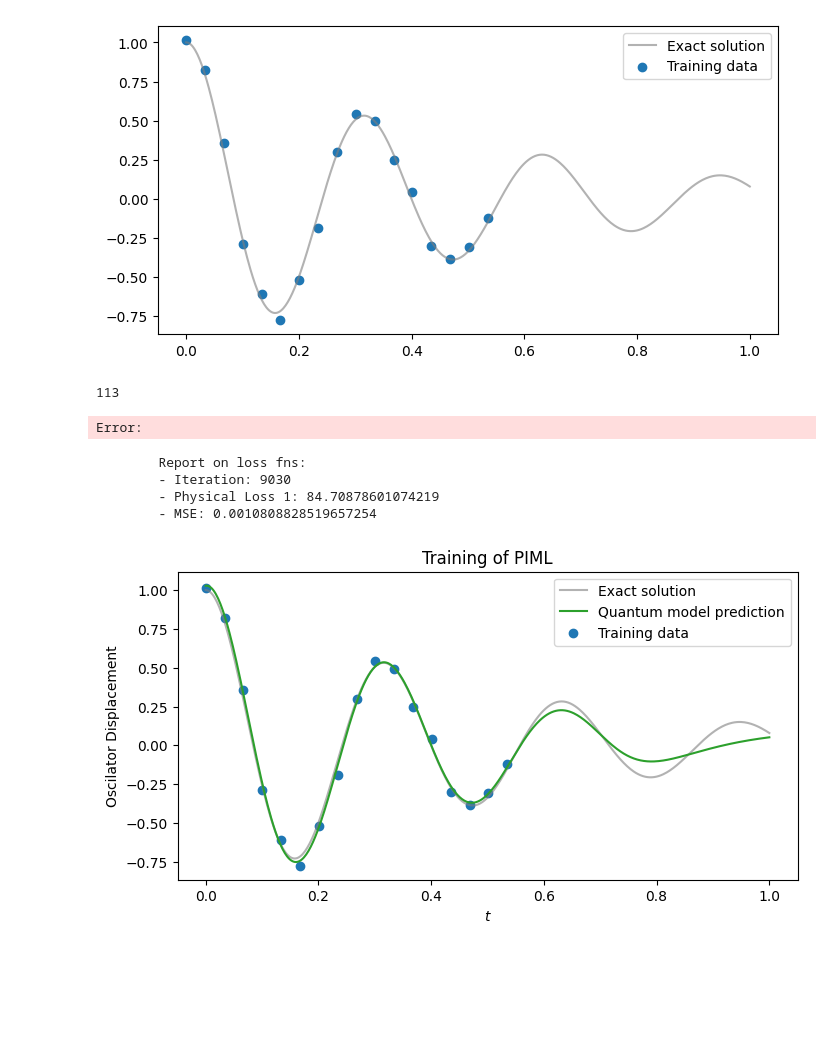
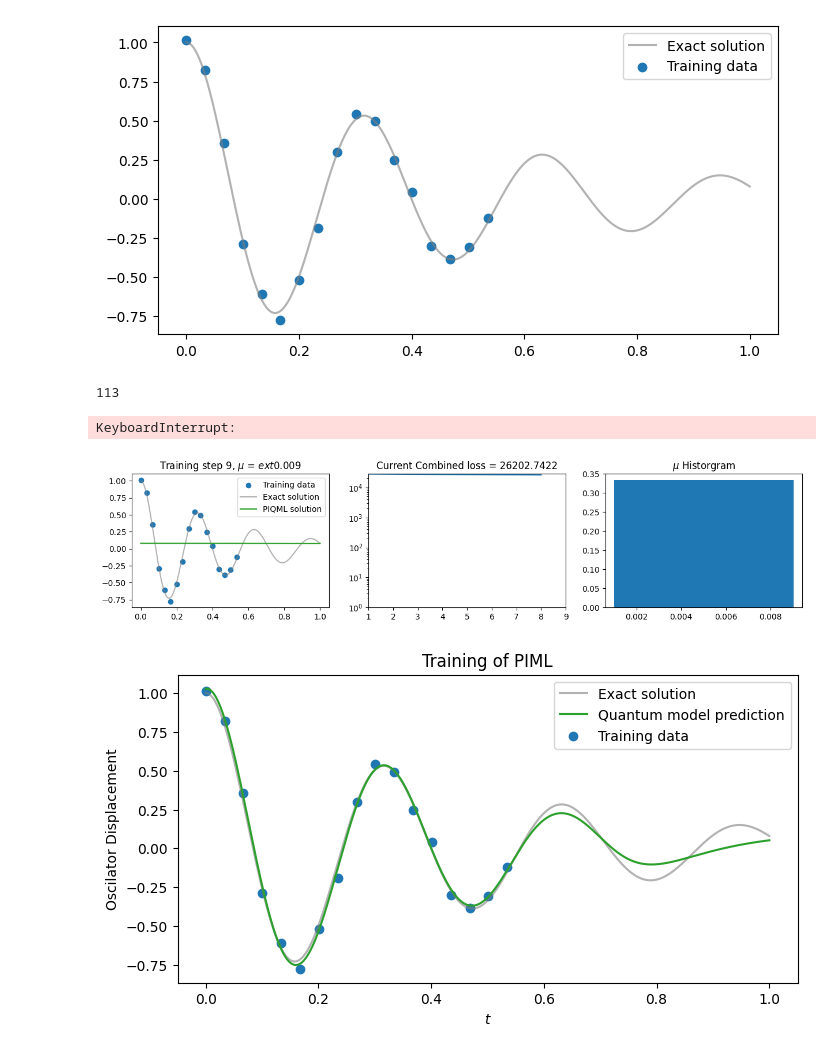
Before and after one commit to NNCT2904/harmonic-oscillator-pinn, a Jupyter notebook: PINN_parameter_recovery.ipynb, the cells around one changed output. Saved outputs shown, nothing was run; the diff lists cells and outputs as text; code cells hidden in the pictures; blank space fills up the shorter version.

```diff
--- a/PINN_parameter_recovery.ipynb
+++ b/PINN_parameter_recovery.ipynb
@@ -132,11 +126,17 @@ optimiser = torch.optim.Adam(list(pinn.parameters()) + [mu], lr=learning_rate) #
 
 # weighting the loss functions, see block below
 lambda1, lambda2, lambda3, lambda4 = 1e5, 1e5, 1, 1e5
-# %%
-sum(p.numel() for p in pinn.parameters())
-# %% [output]
-113
-Error:
+# %%
+import os
+total_params = sum(p.numel() for p in pinn.parameters())
+
+path = f"./plots/PIML_{total_params}"
+if not os.path.exists(path):
+    os.makedirs(path)
+
+print(f'Sample results witll be saved to {path}')
+# %% [output]
+113
 # %%
 for i in range(15001):
     optimiser.zero_grad()
@@ -146,12 +146,12 @@ for i in range(15001):
     # loss1, loss2 = boundary_loss(prediction_initial, t_boundary=t_initial_device)
 
     # Physics loss with DE
-    prediction = pinn(t_true_device)
-    phys_loss = physics_loss(prediction, t_physics=t_true_device, mu=mu, k=k)
+    prediction_phys = pinn(t_true_device)
+    phys_loss = physics_loss(prediction_phys, t_physics=t_true_device, mu=mu, k=k)
 
     # MSE loss
-    prediction = pinn(t_data_device)
-    data_loss = mse(prediction, obs_data_device)
+    prediction_data = pinn(t_data_device)
+    data_loss = mse(prediction_data, obs_data_device)
 
     # Combine loss
     # loss:torch.Tensor = lambda1*loss1 + lambda2*loss2 + lambda3*phys_loss +  lambda4*data_loss
@@ -168,42 +168,40 @@ for i in range(15001):
     # plot the result as training progresses
     if i % 1 == 0:
         clear_output(wait=True)
-        prediction = pinn(t_true_device).cpu()
         # plt.figure(figsize=(8,2.5))
 
         fig, (ax1, ax2, ax3) = plt.subplots(1, 3, figsize=(15,3))
         ax1.scatter(t_data.detach(), obs_data.detach(), label="Training data")
         ax1.plot(t_true.detach()[:,0], obs_true.detach()[:,0], label="Exact solution", color="tab:grey", alpha=0.6)
-        ax1.plot(t_true.detach()[:,0], prediction.detach()[:,0], label="PIQML solution", color="tab:green")
+        ax1.plot(t_true.detach()[:,0], prediction_phys.detach().cpu()[:,0], label="PIQML solution", color="tab:green")
         ax1.legend()
         ax1.set_title(f"Training step {i+1}, $\mu$ = {np.around(mu.item(), 4)}")
 
         ax2.plot(all_loss)
         ax2.set_xlim(1,len(all_loss))
         ax2.set_ylim(1, all_loss[0])
         ax2.set_yscale('log', base=10)
         ax2.set_title(f"Current Combined loss = {np.around(loss.item(), 4)}")
 
-        ax3.hist(all_mus, bins=20, weights=np.ones(len(all_mus)) / len(all_mus))
+        # ax3.hist(all_mus, bins=20, weights=np.ones(len(all_mus)) / len(all_mus))
+        ax3.hist(all_mus, bins=np.histogram_bin_edges(all_mus, bins="fd"), weights=np.ones(len(all_mus))/len(all_mus))
         # ax3.set_gca().yaxis.set_major_formatter(PercentFormatter(1))
-        ax3.set_title('Distribution of what $\mu$ could be')
+        ax3.set_title('$\mu$ Historgram')
 
 
 
         plt.savefig(f'{path}/i_{i}.png', dpi=400)
-        # plt.show()
+        plt.show()
 
         print(f'''
         Report on loss fns:
         - Iteration: {i}
         - Physical Loss 1: {phys_loss}
         - MSE: {data_loss}
         ''')
         # print(list(pinn.parameters())) # Uncomment this to see parameters updating
     # Early stopping
     # if phys_loss <= 10 and data_loss <= 0.002: break
 # %% [output]
-        Report on loss fns:
-        - Iteration: 9030
-        - Physical Loss 1: 84.70878601074219
-        - MSE: 0.0010808828519657254
+KeyboardInterrupt:
+[figure, added]
```
Also changed, not shown: parts of 5 cells of this notebook, 4 other files.
